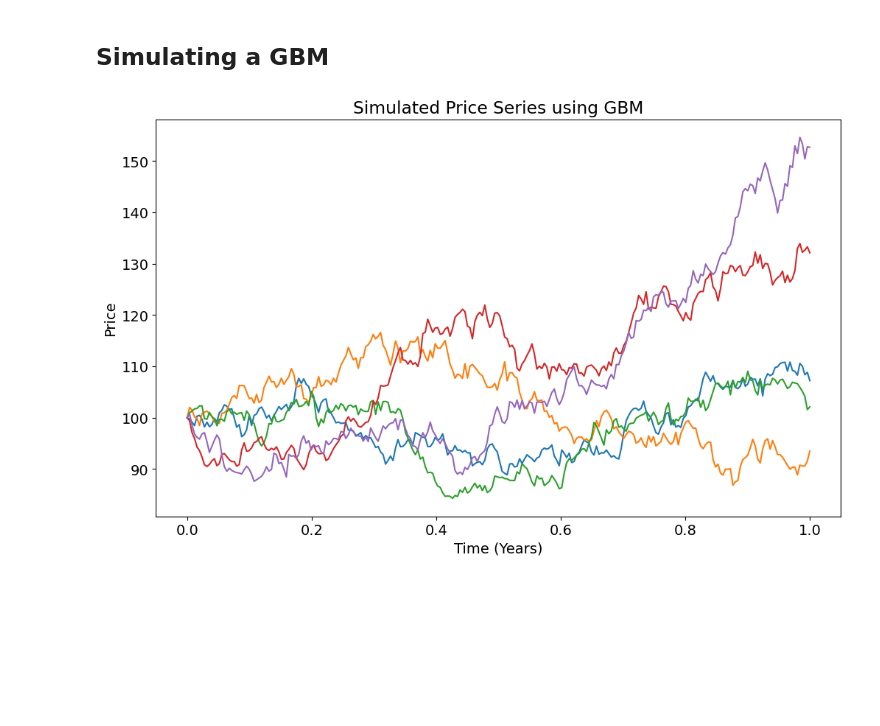
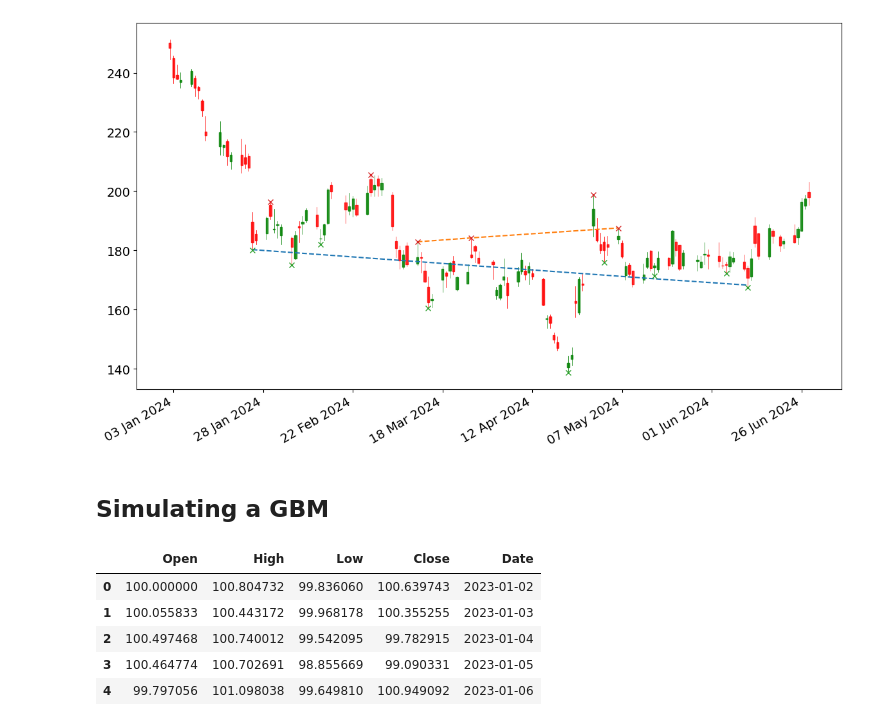
Before and after one commit to AndrewCheam/TrendLine-Automation, a Jupyter notebook: src/trend_line_automation.ipynb, the cells around one changed output. Cells and saved outputs as stored; diff of their text form; code cells hidden in the pictures; blank space fills up the shorter version.

```diff
--- a/src/trend_line_automation.ipynb
+++ b/src/trend_line_automation.ipynb
@@ -86,22 +74,27 @@ fig.show()
+# %%
+tsla.generate_fractal_trend_lines()
+# %% [output]
+[figure, added]
 # %% [markdown]
 ## Simulating a GBM
 # %%
-# Example usage:
+# Parameters
 S0 = 100  # Initial price
 mu = 0.05  # Drift
 sigma = 0.2  # Volatility
-
 T = 1.0  # 1 year
-dt = 1/252  # Daily steps
+dt = 1/252  # Daily steps (assuming 252 trading days in a year)
 N = 5  # Number of simulated paths
 
-simulated_data, time = simulate_gbm(S0, mu, sigma, T, dt, N)
+# Generate the OHLC data
+ohlc_data = simulate_gbm_ohlc(S0, mu, sigma, T, dt, N)
 
-# Plot the simulated data
-plt.plot(time, simulated_data)
-plt.title("Simulated Price Series using GBM")
-plt.xlabel("Time (Years)")
-plt.ylabel("Price")
-plt.show()
+# Example: Display the OHLC DataFrame for the first simulated path
+ohlc_data[0].head()
 # %% [output]
-[figure, removed]
+|  | Open | High | Low | Close | Date |
+| 0 | 100.000000 | 100.804732 | 99.836060 | 100.639743 | 2023-01-02 |
+| 1 | 100.055833 | 100.443172 | 99.968178 | 100.355255 | 2023-01-03 |
+| 2 | 100.497468 | 100.740012 | 99.542095 | 99.782915 | 2023-01-04 |
+| 3 | 100.464774 | 100.702691 | 98.855669 | 99.090331 | 2023-01-05 |
+| 4 | 99.797056 | 101.098038 | 99.649810 | 100.949092 | 2023-01-06 |
```
Also changed, not shown: parts of 12 cells of this notebook, 5 other files.
